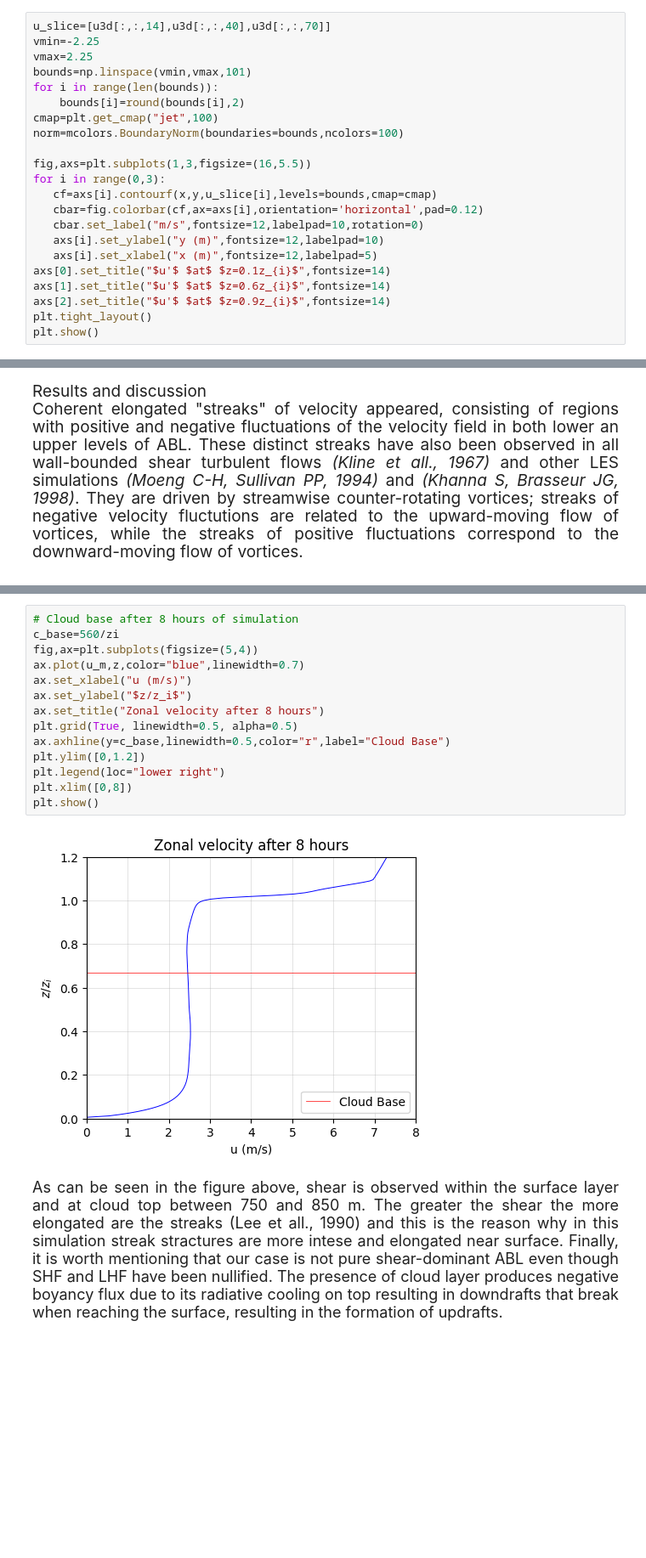
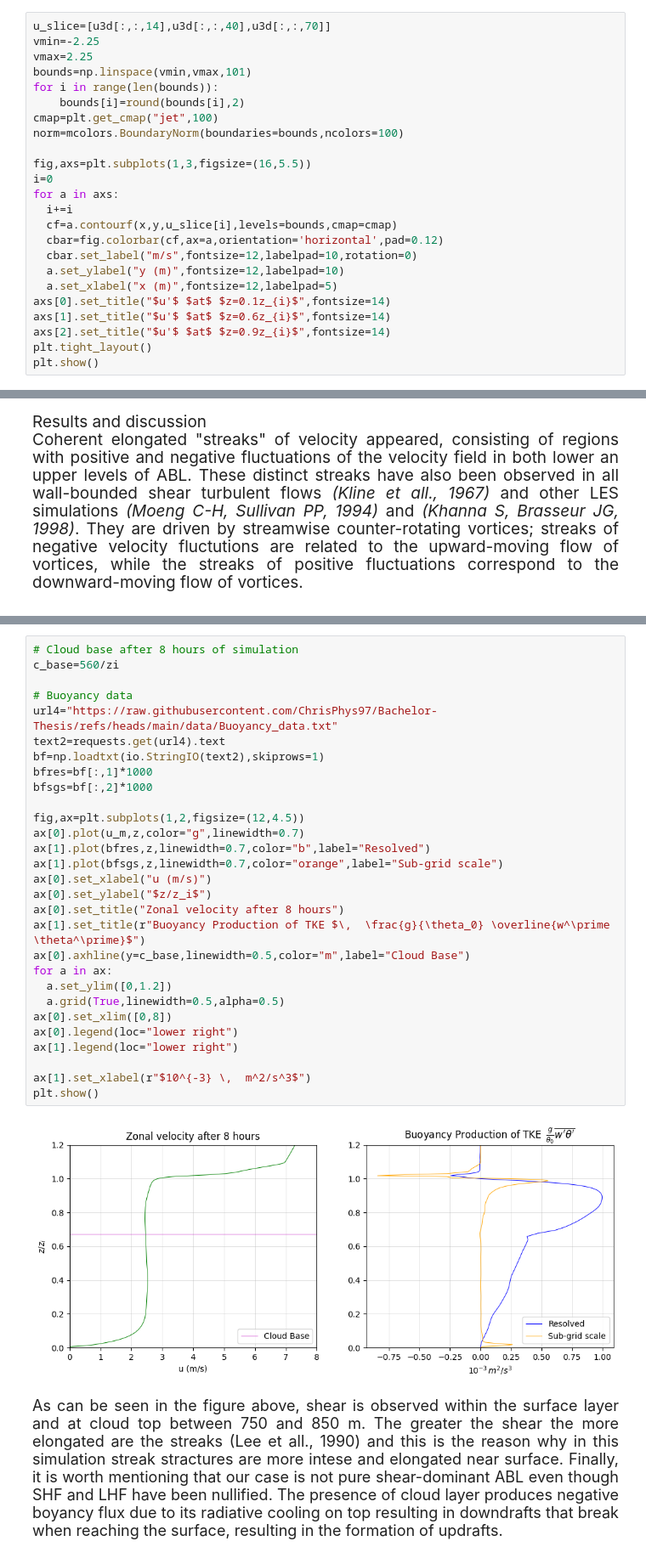
Before and after one commit to ChrisPhys97/Bachelor-Thesis, a Jupyter notebook: Data Visualization.ipynb, the cells around one changed output, grey strips where cells are left out. Shown at 85% size. Cells and saved outputs as stored; diff of their text form; blank space fills up the shorter version.

```diff
--- a/Data Visualization.ipynb
+++ b/Data Visualization.ipynb
@@ -106,12 +106,14 @@ cmap=plt.get_cmap("jet",100)
 norm=mcolors.BoundaryNorm(boundaries=bounds,ncolors=100)
 
 fig,axs=plt.subplots(1,3,figsize=(16,5.5))
-for i in range(0,3):
-   cf=axs[i].contourf(x,y,u_slice[i],levels=bounds,cmap=cmap)
-   cbar=fig.colorbar(cf,ax=axs[i],orientation='horizontal',pad=0.12)
-   cbar.set_label("m/s",fontsize=12,labelpad=10,rotation=0)
-   axs[i].set_ylabel("y (m)",fontsize=12,labelpad=10)
-   axs[i].set_xlabel("x (m)",fontsize=12,labelpad=5)
+i=0
+for a in axs:
+  i+=i
+  cf=a.contourf(x,y,u_slice[i],levels=bounds,cmap=cmap)
+  cbar=fig.colorbar(cf,ax=a,orientation='horizontal',pad=0.12)
+  cbar.set_label("m/s",fontsize=12,labelpad=10,rotation=0)
+  a.set_ylabel("y (m)",fontsize=12,labelpad=10)
+  a.set_xlabel("x (m)",fontsize=12,labelpad=5)
 axs[0].set_title("$u'$ $at$ $z=0.1z_{i}$",fontsize=14)
 axs[1].set_title("$u'$ $at$ $z=0.6z_{i}$",fontsize=14)
 axs[2].set_title("$u'$ $at$ $z=0.9z_{i}$",fontsize=14)
@@ -138,19 +140,34 @@ Above the surface layer, streaks have spanwise width larger than the boundary la
 # %%
 # Cloud base after 8 hours of simulation
 c_base=560/zi
-fig,ax=plt.subplots(figsize=(5,4))
-ax.plot(u_m,z,color="blue",linewidth=0.7)
-ax.set_xlabel("u (m/s)")
-ax.set_ylabel("$z/z_i$")
-ax.set_title("Zonal velocity after 8 hours")
-plt.grid(True, linewidth=0.5, alpha=0.5)
-ax.axhline(y=c_base,linewidth=0.5,color="r",label="Cloud Base")
-plt.ylim([0,1.2])
-plt.legend(loc="lower right")
-plt.xlim([0,8])
+
+# Buoyancy data
+url4="https://raw.githubusercontent.com/ChrisPhys97/Bachelor-Thesis/refs/heads/main/data/Buoyancy_data.txt"
+text2=requests.get(url4).text
+bf=np.loadtxt(io.StringIO(text2),skiprows=1)
+bfres=bf[:,1]*1000
+bfsgs=bf[:,2]*1000
+
+fig,ax=plt.subplots(1,2,figsize=(12,4.5))
+ax[0].plot(u_m,z,color="g",linewidth=0.7)
+ax[1].plot(bfres,z,linewidth=0.7,color="b",label="Resolved")
+ax[1].plot(bfsgs,z,linewidth=0.7,color="orange",label="Sub-grid scale")
+ax[0].set_xlabel("u (m/s)")
+ax[0].set_ylabel("$z/z_i$")
+ax[0].set_title("Zonal velocity after 8 hours")
+ax[1].set_title(r"Buoyancy Production of TKE $\,  \frac{g}{\theta_0} \overline{w^\prime \theta^\prime}$")
+ax[0].axhline(y=c_base,linewidth=0.5,color="m",label="Cloud Base")
+for a in ax:
+  a.set_ylim([0,1.2])
+  a.grid(True,linewidth=0.5,alpha=0.5)
+ax[0].set_xlim([0,8])
+ax[0].legend(loc="lower right")
+ax[1].legend(loc="lower right")
+
+ax[1].set_xlabel(r"$10^{-3} \,  m^2/s^3$")
 plt.show()
 # %% [output]
-[figure, old version]
+[figure, new version]
 # %% [markdown]
 <div style="text-align: justify;
 text-justify: inter-word; font-size: 18px;">
```
Also changed, not shown: parts of 2 cells of this notebook.
